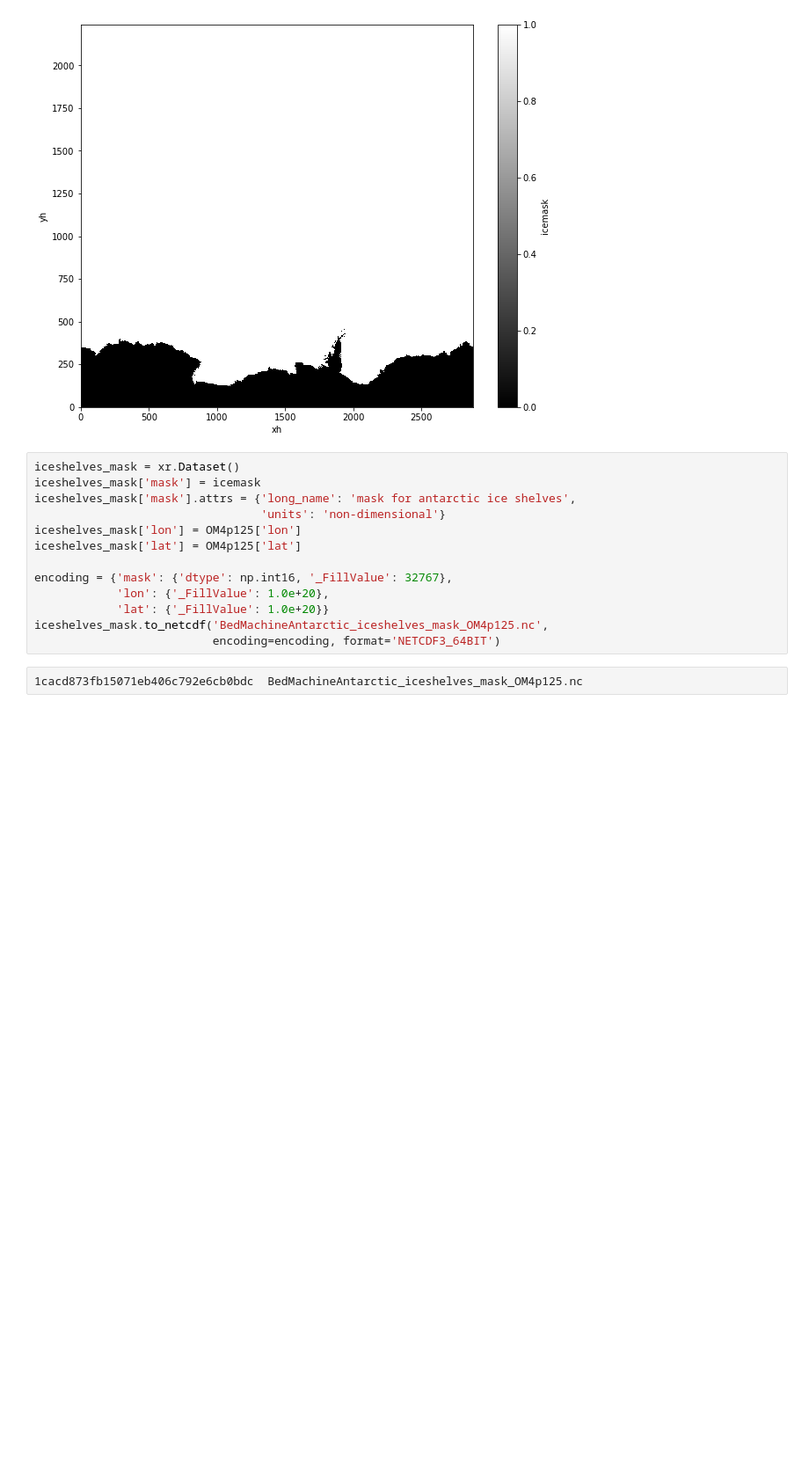
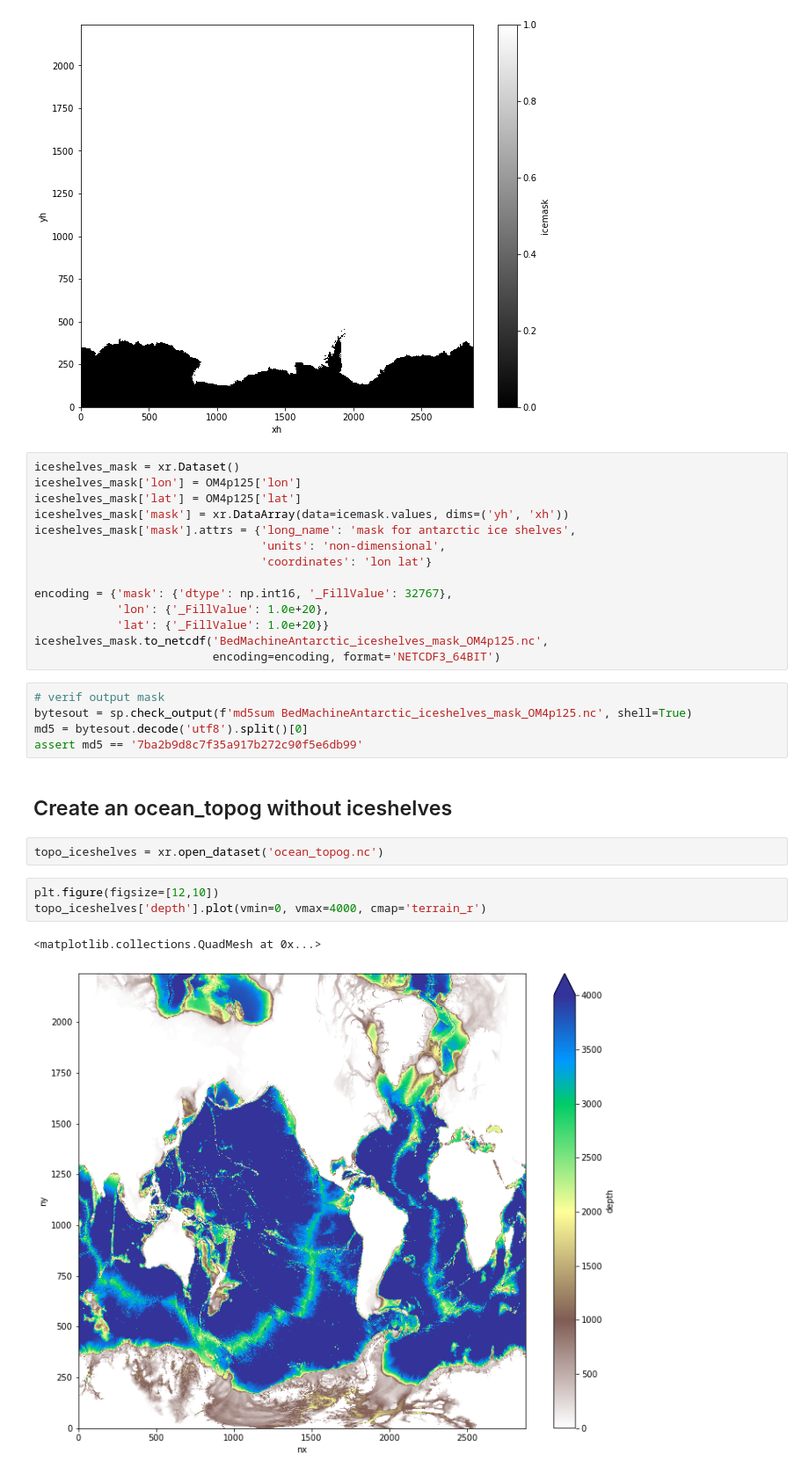
Before and after one commit to raphaeldussin/CM4_OMp125_C192_bathy, a Jupyter notebook: bedmachine_iceshelves_mask.ipynb, the cells around one changed output. Shown at 88% size. Saved outputs shown, nothing was run; the diff lists cells and outputs as text; blank space fills up the shorter version.

Commit message:
fix edits topo, topo without iceshelves

```diff
--- a/bedmachine_iceshelves_mask.ipynb
+++ b/bedmachine_iceshelves_mask.ipynb
@@ -245,16 +275,30 @@ icemask.plot(cmap='binary_r')
 [figure]
 # %%
 iceshelves_mask = xr.Dataset()
-iceshelves_mask['mask'] = icemask
-iceshelves_mask['mask'].attrs = {'long_name': 'mask for antarctic ice shelves',
-                                 'units': 'non-dimensional'}
 iceshelves_mask['lon'] = OM4p125['lon']
 iceshelves_mask['lat'] = OM4p125['lat']
+iceshelves_mask['mask'] = xr.DataArray(data=icemask.values, dims=('yh', 'xh'))
+iceshelves_mask['mask'].attrs = {'long_name': 'mask for antarctic ice shelves',
+                                 'units': 'non-dimensional',
+                                 'coordinates': 'lon lat'}
 
 encoding = {'mask': {'dtype': np.int16, '_FillValue': 32767},
             'lon': {'_FillValue': 1.0e+20},
             'lat': {'_FillValue': 1.0e+20}}
 iceshelves_mask.to_netcdf('BedMachineAntarctic_iceshelves_mask_OM4p125.nc',
                           encoding=encoding, format='NETCDF3_64BIT')
-# %% [raw]
-1cacd873fb15071eb406c792e6cb0bdc  BedMachineAntarctic_iceshelves_mask_OM4p125.nc
+# %%
+# verif output mask
+bytesout = sp.check_output(f'md5sum BedMachineAntarctic_iceshelves_mask_OM4p125.nc', shell=True)
+md5 = bytesout.decode('utf8').split()[0]
+assert md5 == '7ba2b9d8c7f35a917b272c90f5e6db99'
+# %% [markdown]
+## Create an ocean_topog without iceshelves
+# %%
+topo_iceshelves = xr.open_dataset('ocean_topog.nc')
+# %%
+plt.figure(figsize=[12,10])
+topo_iceshelves['depth'].plot(vmin=0, vmax=4000, cmap='terrain_r')
+# %% [output]
+<matplotlib.collections.QuadMesh at 0x...>
+[figure, added]
```
Also changed, not shown: parts of 18 cells of this notebook, 2 other files.
